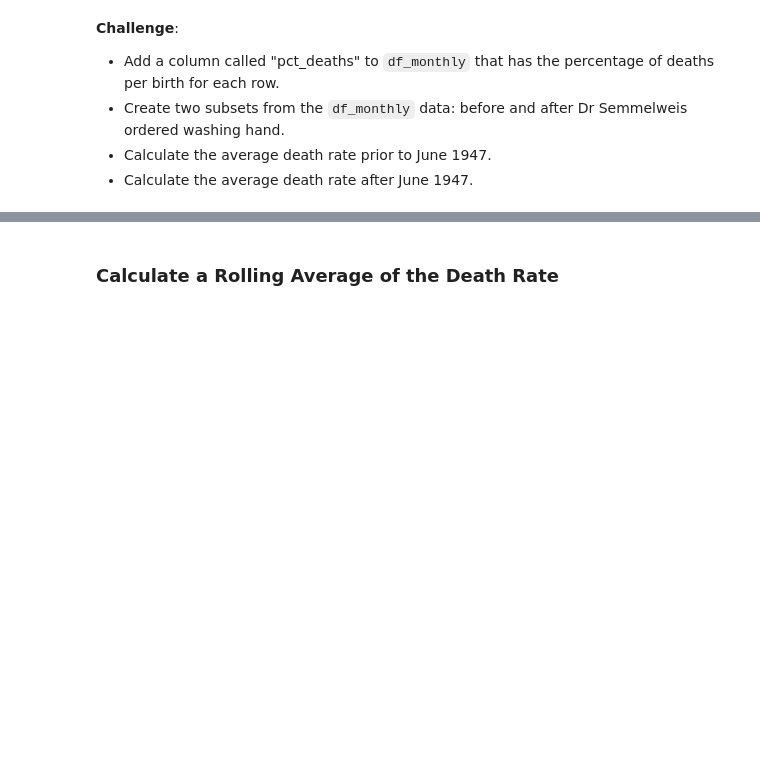
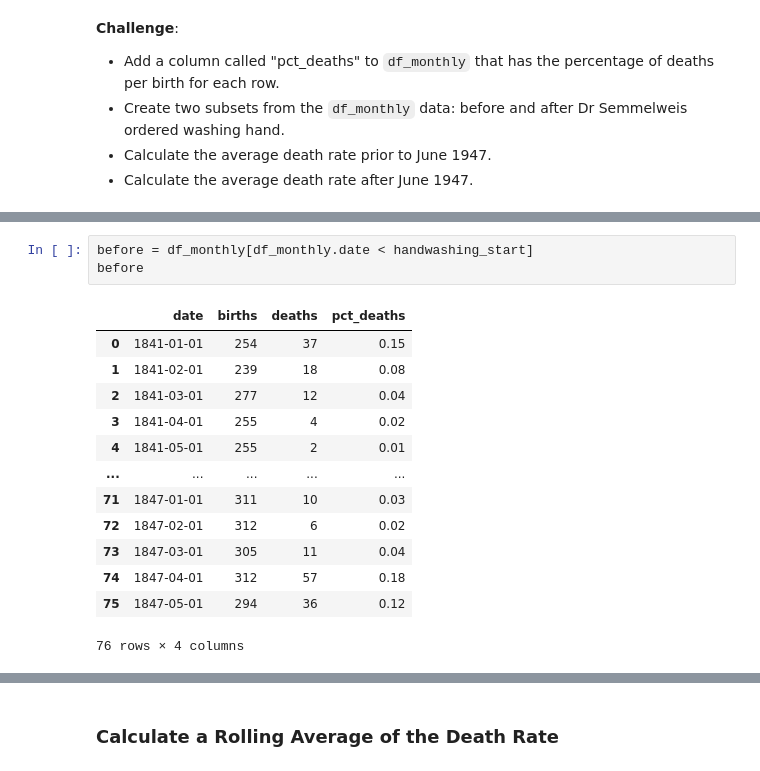
Before and after one commit to ksg-dev/vienna-data-ttests-distributions, a Jupyter notebook: Dr_Semmelweis_Handwashing_Discovery_(start).ipynb, the cells around one changed output, grey strips where cells are left out. Cells and saved outputs as stored; diff of their text form; blank space fills up the shorter version.

```diff
--- a/Dr_Semmelweis_Handwashing_Discovery_(start).ipynb
+++ b/Dr_Semmelweis_Handwashing_Discovery_(start).ipynb
@@ -419,0 +437,17 @@ handwashing_start = pd.to_datetime('1847-06-01')
+# %%
+before = df_monthly[df_monthly.date < handwashing_start]
+before
+# %% [output]
+|  | date | births | deaths | pct_deaths |
+| 0 | 1841-01-01 | 254 | 37 | 0.15 |
+| 1 | 1841-02-01 | 239 | 18 | 0.08 |
+| 2 | 1841-03-01 | 277 | 12 | 0.04 |
+| 3 | 1841-04-01 | 255 | 4 | 0.02 |
+| 4 | 1841-05-01 | 255 | 2 | 0.01 |
+| ... | ... | ... | ... | ... |
+| 71 | 1847-01-01 | 311 | 10 | 0.03 |
+| 72 | 1847-02-01 | 312 | 6 | 0.02 |
+| 73 | 1847-03-01 | 305 | 11 | 0.04 |
+| 74 | 1847-04-01 | 312 | 57 | 0.18 |
+| 75 | 1847-05-01 | 294 | 36 | 0.12 |
+76 rows × 4 columns
```
Also changed, not shown: parts of 3 cells of this notebook.
